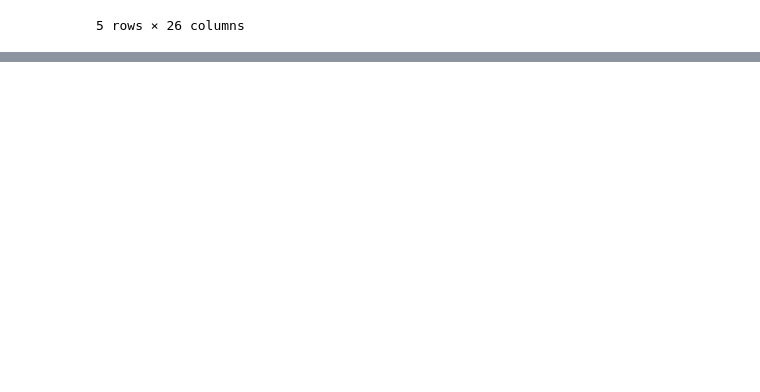
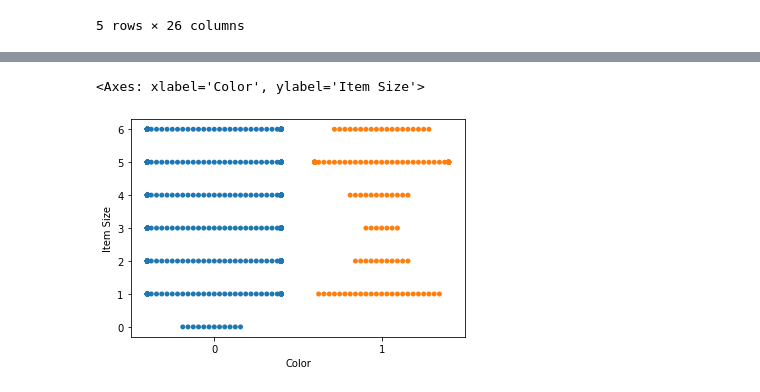
Before and after one commit to mhmahmuud/ArewaDs_Machine_Learning_Assignment, a Jupyter notebook: weekly_four/notebook.ipynb, the cells around one changed output, grey strips where cells are left out. Drawn from its saved outputs; the diff is of its cells as text; code cells hidden in the pictures; blank space fills up the shorter version.

```diff
--- a/weekly_four/notebook.ipynb
+++ b/weekly_four/notebook.ipynb
@@ -216,0 +69,5 @@ Model determination:  0.965215307437527
+# %%
+sns.swarmplot(data=new_pumpkins,x='Color',y='Item Size')
+# %% [output]
+<Axes: xlabel='Color', ylabel='Item Size'>
+[figure, added]
```
Also changed, not shown: parts of 32 cells of this notebook.
